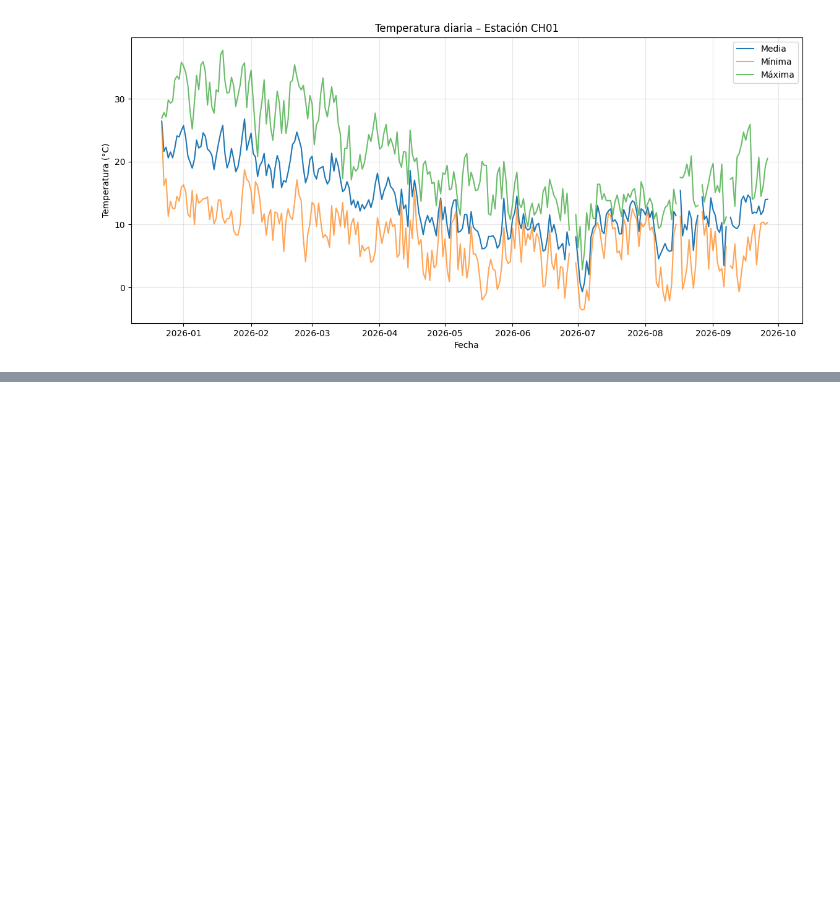
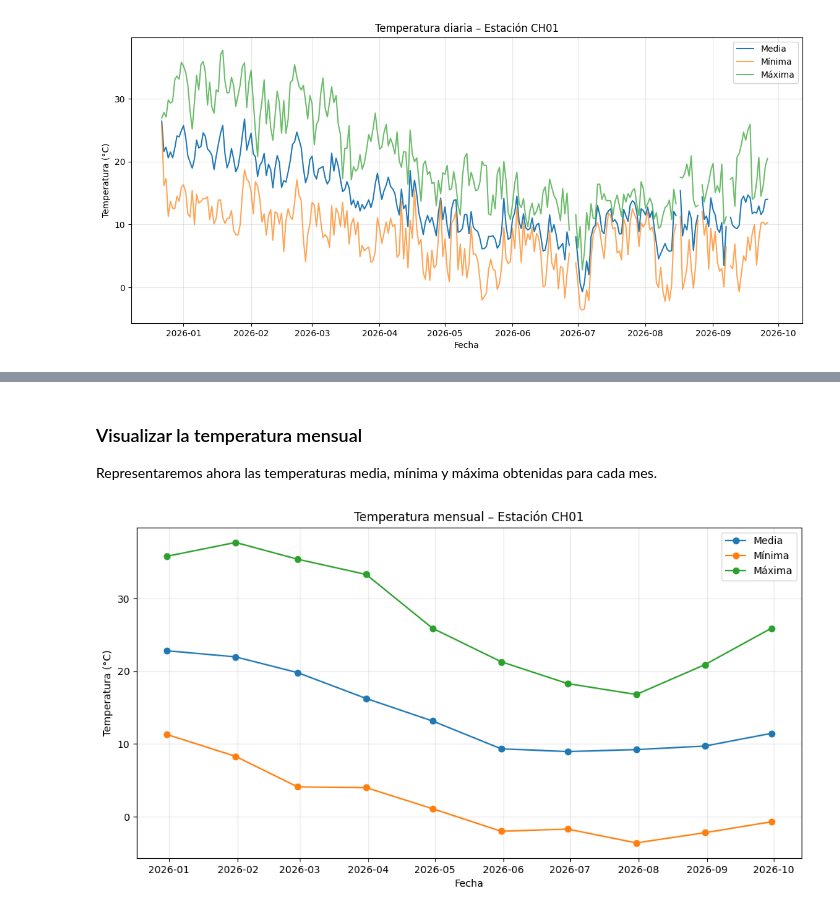
Before and after one commit to paulmunozpauta/Curso_Introduccion_Ciencia_Datos, a Jupyter notebook: Notebooks/M02_04_Agregacion_exportacion_datos.ipynb, the cells around one changed output, grey strips where cells are left out. Saved outputs shown, nothing was run; the diff lists cells and outputs as text; code cells hidden in the pictures; blank space fills up the shorter version.

```diff
--- a/Notebooks/M02_04_Agregacion_exportacion_datos.ipynb
+++ b/Notebooks/M02_04_Agregacion_exportacion_datos.ipynb
@@ -771,0 +796,8 @@ plt.show()
+# %%
+temperatura_mensual = temperatura_diaria.resample("ME").agg({
+    "temperatura_media_C": "mean",
+    "temperatura_min_C": "min",
+    "temperatura_max_C": "max"
+})
+
+temperatura_mensual.head()
@@ -771,0 +862,37 @@ plt.show()
+# %% [markdown]
+### Visualizar la temperatura mensual
+
+Representaremos ahora las temperaturas media, mínima y máxima obtenidas para cada mes.
+# %%
+plt.figure(figsize=(12, 6))
+
+plt.plot(
+    temperatura_mensual.index,
+    temperatura_mensual["temperatura_media_C"],
+    marker="o",
+    label="Media"
+)
+
+plt.plot(
+    temperatura_mensual.index,
+    temperatura_mensual["temperatura_min_C"],
+    marker="o",
+    label="Mínima"
+)
+
+plt.plot(
+    temperatura_mensual.index,
+    temperatura_mensual["temperatura_max_C"],
+    marker="o",
+    label="Máxima"
+)
+
+plt.xlabel("Fecha")
+plt.ylabel("Temperatura (°C)")
+plt.title("Temperatura mensual – Estación CH01")
+plt.legend()
+plt.grid(alpha=0.3)
+
+plt.show()
+# %% [output]
+[figure, added]
```
Also changed, not shown: parts of 13 cells of this notebook.
